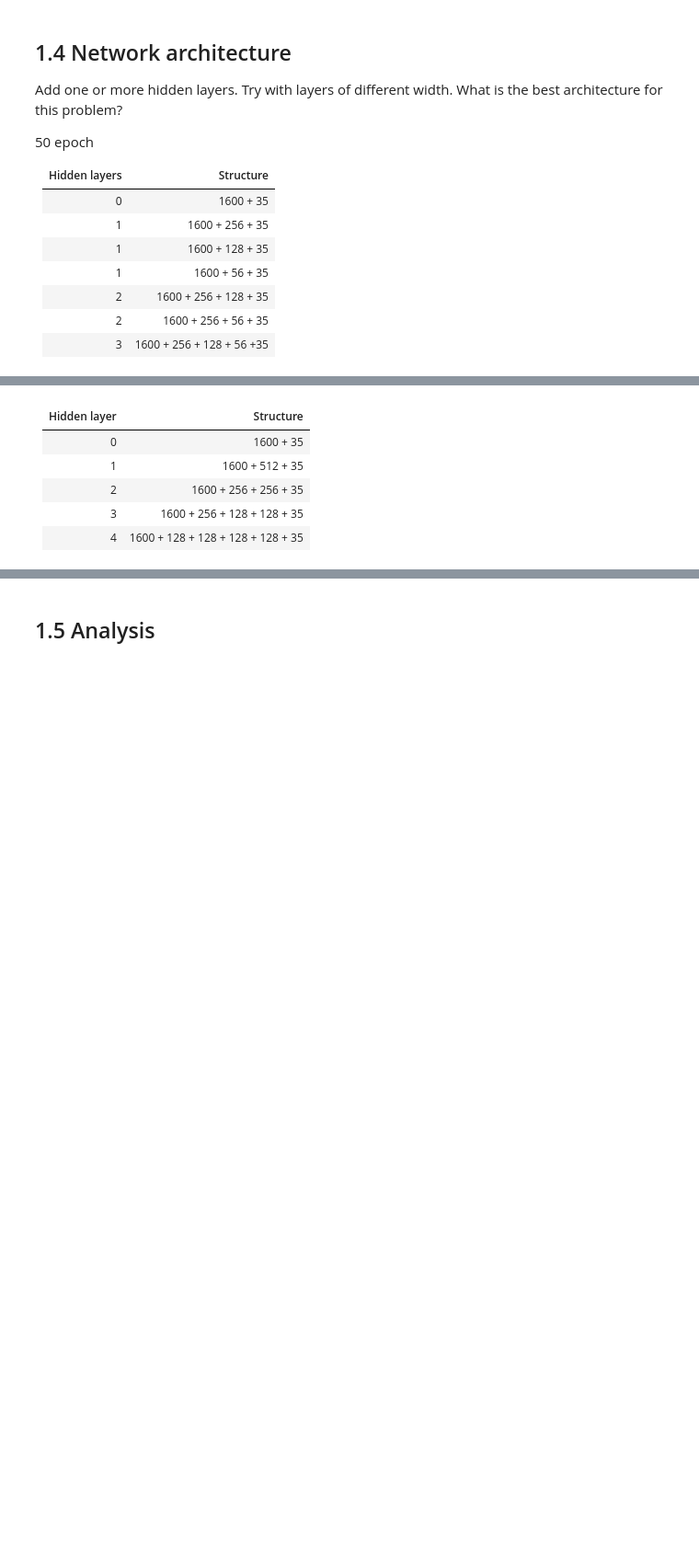
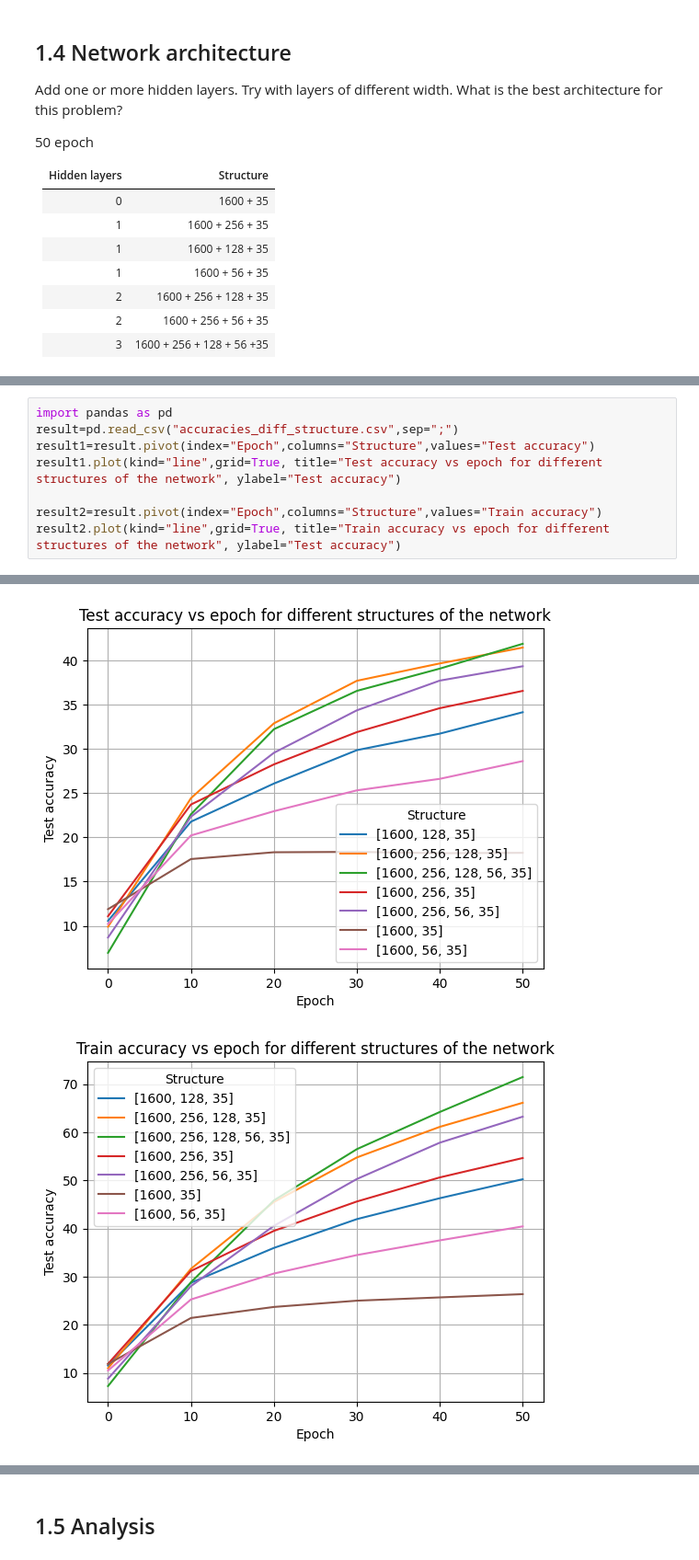
Before and after one commit to DavideLigari/speech-recognition, a Jupyter notebook: my-code/main.ipynb, the cells around one changed output, grey strips where cells are left out. Shown at 92% size. Drawn from its saved outputs; the diff is of its cells as text; blank space fills up the shorter version.

```diff
--- a/my-code/main.ipynb
+++ b/my-code/main.ipynb
@@ -179,8 +158,9 @@ TypeError: 'str' object cannot be interpreted as an integer
-# %% [markdown]
-| Hidden layer | Structure                         |
-| ------------ | --------------------------------- |
-| 0            | 1600 + 35                         |
-| 1            | 1600 + 512 + 35                   |
-| 2            | 1600 + 256 + 256 + 35             |
-| 3            | 1600 + 256 + 128 + 128 + 35       |
-| 4            | 1600 + 128 + 128 + 128 + 128 + 35 |
+# %%
+import pandas as pd
+result=pd.read_csv("accuracies_diff_structure.csv",sep=";")
+result1=result.pivot(index="Epoch",columns="Structure",values="Test accuracy")
+result1.plot(kind="line",grid=True, title="Test accuracy vs epoch for different structures of the network", ylabel="Test accuracy")
+
+result2=result.pivot(index="Epoch",columns="Structure",values="Train accuracy")
+result2.plot(kind="line",grid=True, title="Train accuracy vs epoch for different structures of the network", ylabel="Test accuracy")
+# %% [output]
@@ -186,0 +168,2 @@ TypeError: 'str' object cannot be interpreted as an integer
+[figure, added]
+[figure, added]
```
Also changed, not shown: parts of 6 cells of this notebook, 14 other files.
